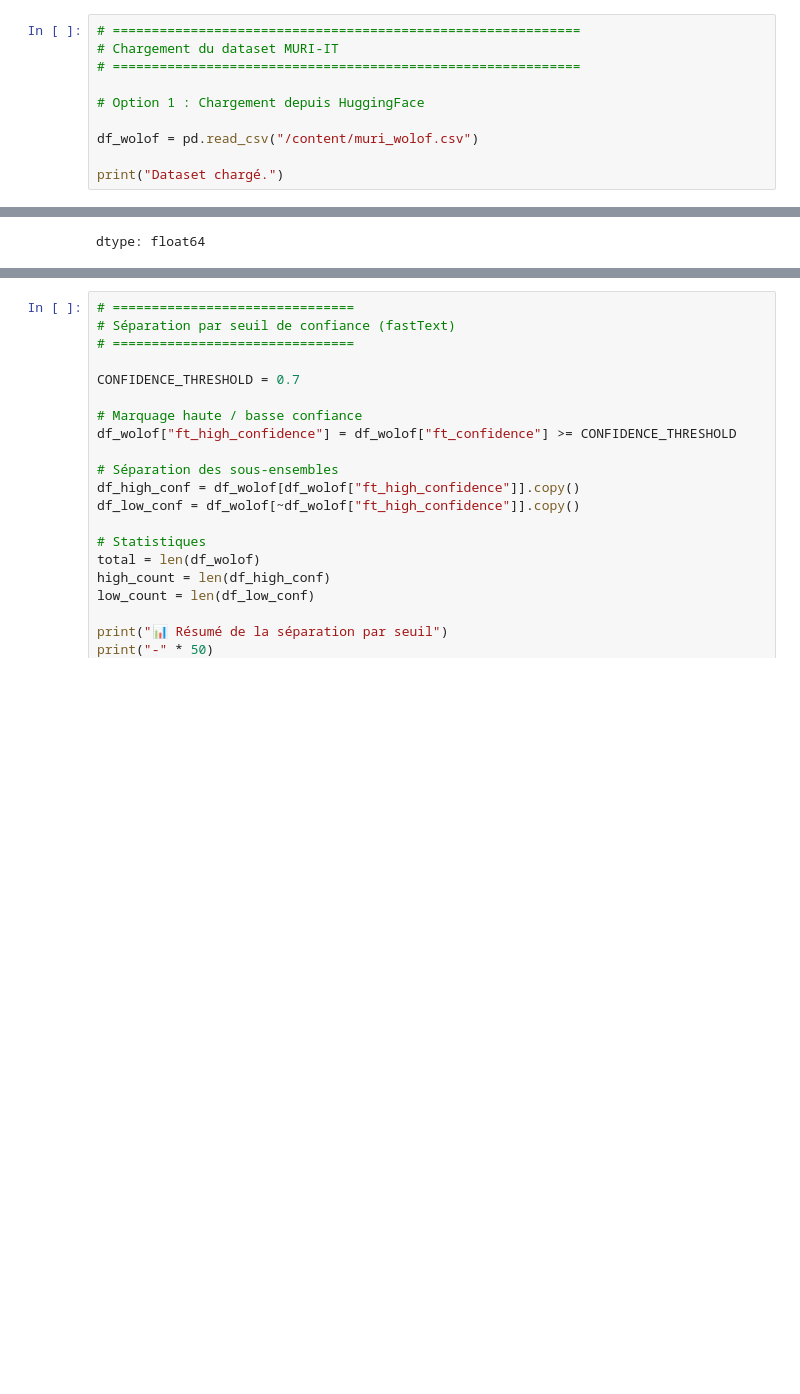
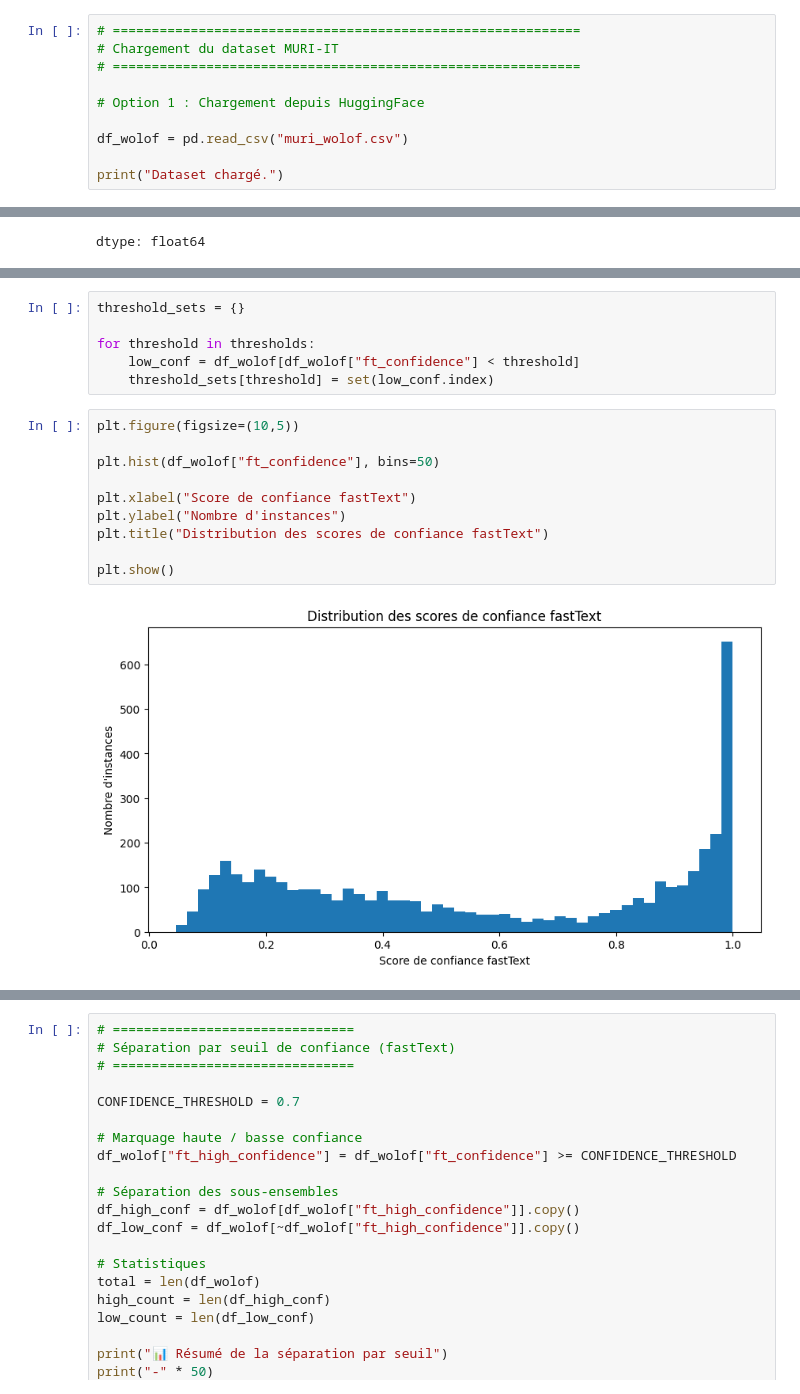
Before and after one commit to MaDi-12/linguistic-validation-low-resource-datasets, a Jupyter notebook: Audit_Linguistique_du_Sous_ensemble_Wolof_de_MURI_IT.ipynb, the cells around one changed output, grey strips where cells are left out. Cells and saved outputs as stored; diff of their text form; blank space fills up the shorter version.

```diff
--- a/Audit_Linguistique_du_Sous_ensemble_Wolof_de_MURI_IT.ipynb
+++ b/Audit_Linguistique_du_Sous_ensemble_Wolof_de_MURI_IT.ipynb
@@ -257,7 +253,7 @@ Bibliothèques chargées avec succès.
 
 # Option 1 : Chargement depuis HuggingFace
 
-df_wolof = pd.read_csv("/content/muri_wolof.csv")
+df_wolof = pd.read_csv("muri_wolof.csv")
 
 print("Dataset chargé.")
 # %% [output]
@@ -529,0 +585,18 @@ dtype: float64
+# %%
+threshold_sets = {}
+
+for threshold in thresholds:
+    low_conf = df_wolof[df_wolof["ft_confidence"] < threshold]
+    threshold_sets[threshold] = set(low_conf.index)
+# %%
+plt.figure(figsize=(10,5))
+
+plt.hist(df_wolof["ft_confidence"], bins=50)
+
+plt.xlabel("Score de confiance fastText")
+plt.ylabel("Nombre d'instances")
+plt.title("Distribution des scores de confiance fastText")
+
+plt.show()
+# %% [output]
+[figure, added]
```
Also changed, not shown: parts of 20 cells of this notebook.
